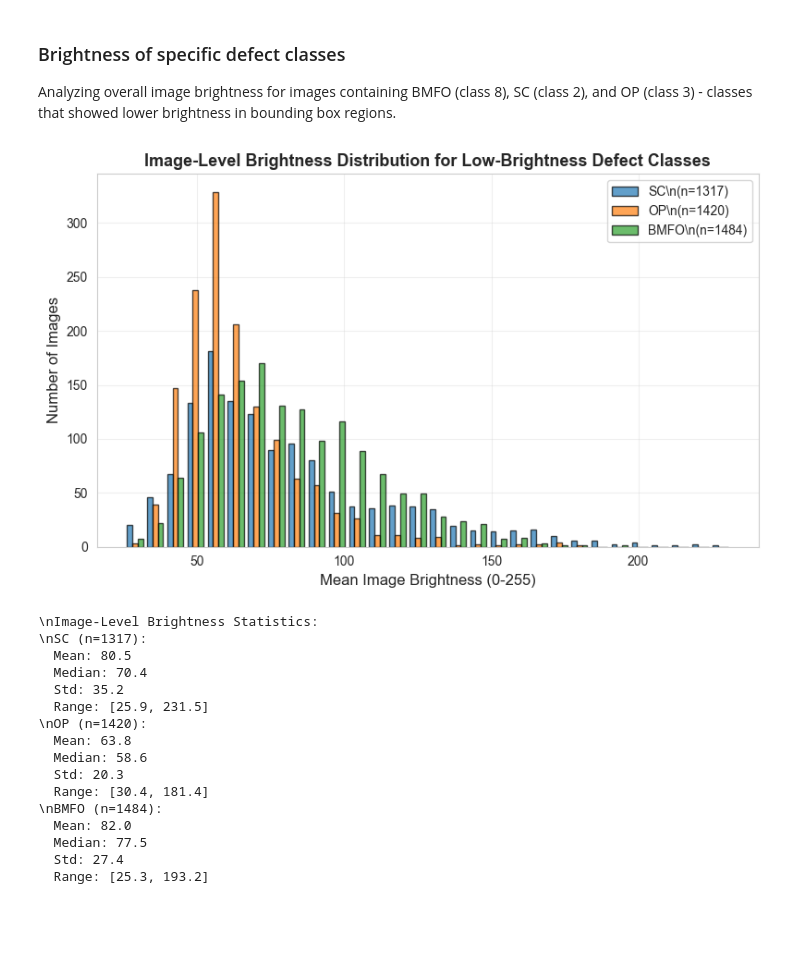
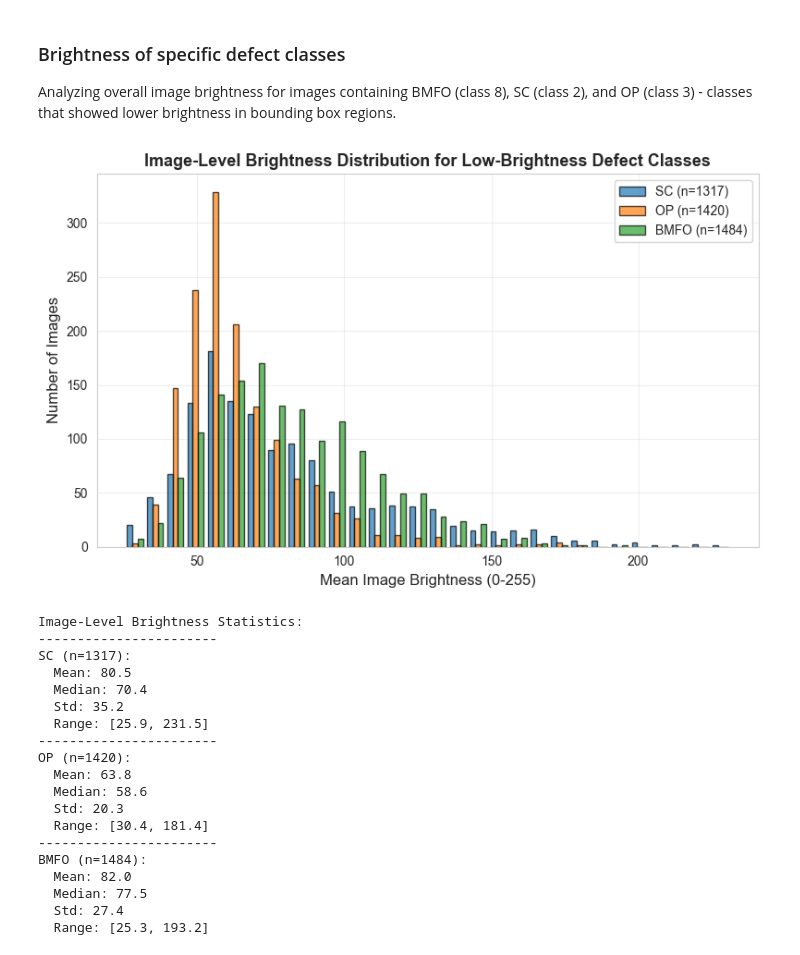
Before and after one commit to MalipieroMattia/ADVCV_final_project, a Jupyter notebook: EDA/EDA_pcb.ipynb, the cells around one changed output. Drawn from its saved outputs; the diff is of its cells as text; code cells hidden in the pictures; blank space fills up the shorter version.

```diff
--- a/EDA/EDA_pcb.ipynb
+++ b/EDA/EDA_pcb.ipynb
@@ -715,22 +884,5 @@ ax2.tick_params(axis='x', rotation=0)
 
 plt.tight_layout()
 plt.show()
-
-# summary statistics
-print("BRIGHTNESS SUMMARY STATISTICS")
-print("\nImage-Level Brightness:")
-print(f"  Mean: {np.mean(image_brightnesses):.2f}")
-print(f"  Median: {np.median(image_brightnesses):.2f}")
-print(f"  Std Dev: {np.std(image_brightnesses):.2f}")
-print(f"  Range: [{np.min(image_brightnesses):.2f}, {np.max(image_brightnesses):.2f}]")
-
-print("\nPer-Defect Class Brightness:")
-for class_id in sorted(CLASS_NAMES.keys()):
-    if len(defect_brightnesses[class_id]) > 0:
-        vals = defect_brightnesses[class_id]
-        print(f"  {CLASS_NAMES[class_id]:6s} (n={len(vals):5d}): "
-              f"Mean={np.mean(vals):6.2f}, Median={np.median(vals):6.2f}, "
-              f"Std={np.std(vals):5.2f}")
-print("="*60)
 # %% [output]
 [figure]
@@ -808,7 +936,6 @@ df_brightness
 Analyzing overall image brightness for images containing BMFO (class 8), SC (class 2), and OP (class 3) - classes that showed lower brightness in bounding box regions.
 # %%
 # Collect image brightness grouped by defect class
-
 target_classes = {2: 'SC', 3: 'OP', 8: 'BMFO'}  # Classes with lower brightness
 class_image_brightness = defaultdict(list)
 
@@ -822,7 +949,7 @@ for filename in os.listdir(IMAGES_DIR):
         if img_brightness is None:
             continue
 
-        # Check which target classes are in this image (only add once per image per class)
+        # Check which target classes are in this image (this way we only add once per image per class)
         if os.path.exists(label_path):
             classes_in_image = set()
             with open(label_path, 'r') as f:
@@ -834,49 +961,53 @@ for filename in os.listdir(IMAGES_DIR):
                             classes_in_image.add(class_id)
 
             # Add image brightness once per class present
             for cls_id in classes_in_image:
                 class_image_brightness[cls_id].append(img_brightness)
 
 # Plot
 fig, ax = plt.subplots(figsize=(8, 5))
 
 data_to_plot = [class_image_brightness[cls_id] for cls_id in sorted(target_classes.keys())]
-labels = [f"{target_classes[cls_id]}\\n(n={len(class_image_brightness[cls_id])})"
+labels = [f"{target_classes[cls_id]} (n={len(class_image_brightness[cls_id])})"
           for cls_id in sorted(target_classes.keys())]
 
 ax.hist(data_to_plot, bins=30, label=labels, alpha=0.7, edgecolor='black')
 ax.set_xlabel('Mean Image Brightness (0-255)', fontsize=12)
 ax.set_ylabel('Number of Images', fontsize=12)
 ax.set_title('Image-Level Brightness Distribution for Low-Brightness Defect Classes',
              fontsize=13, fontweight='bold')
 ax.legend(loc='upper right')
 ax.grid(alpha=0.3)
 plt.tight_layout()
 plt.show()
 
 # Summary stats
-print("\\nImage-Level Brightness Statistics:")
+print("\nImage-Level Brightness Statistics:")
 for cls_id in sorted(target_classes.keys()):
     brightness_vals = class_image_brightness[cls_id]
-    print(f"\\n{target_classes[cls_id]} (n={len(brightness_vals)}):")
+    print(f"-"*23)
+    print(f"{target_classes[cls_id]} (n={len(brightness_vals)}):")
     print(f"  Mean: {np.mean(brightness_vals):.1f}")
     print(f"  Median: {np.median(brightness_vals):.1f}")
     print(f"  Std: {np.std(brightness_vals):.1f}")
     print(f"  Range: [{np.min(brightness_vals):.1f}, {np.max(brightness_vals):.1f}]")
 # %% [output]
-[figure, old version]
+[figure, new version]
-\nImage-Level Brightness Statistics:
-\nSC (n=1317):
+Image-Level Brightness Statistics:
+-----------------------
+SC (n=1317):
   Mean: 80.5
   Median: 70.4
   Std: 35.2
   Range: [25.9, 231.5]
-\nOP (n=1420):
+-----------------------
+OP (n=1420):
   Mean: 63.8
   Median: 58.6
   Std: 20.3
   Range: [30.4, 181.4]
-\nBMFO (n=1484):
+-----------------------
+BMFO (n=1484):
   Mean: 82.0
   Median: 77.5
   Std: 27.4
```
Also changed, not shown: parts of 26 cells of this notebook, 18 other files.
